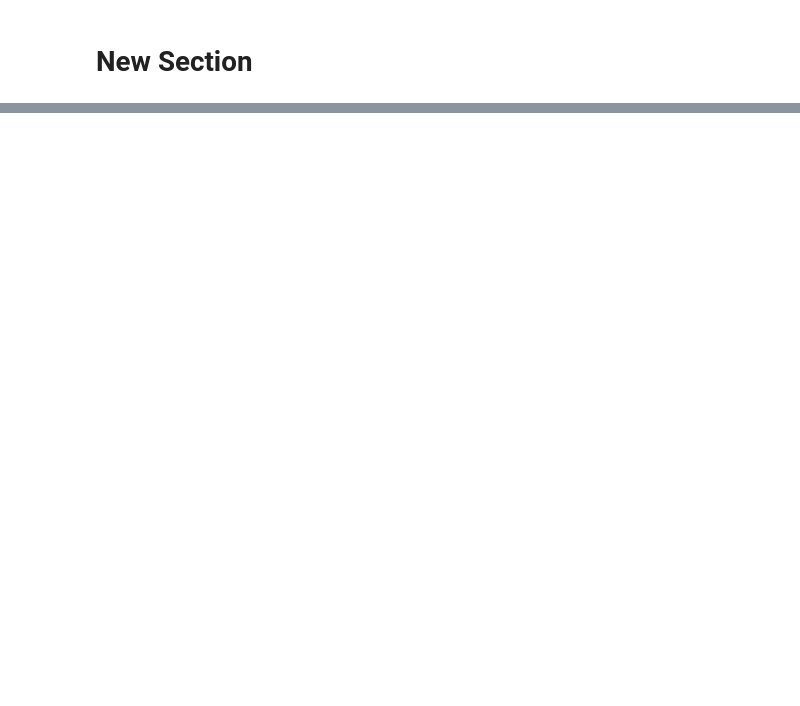
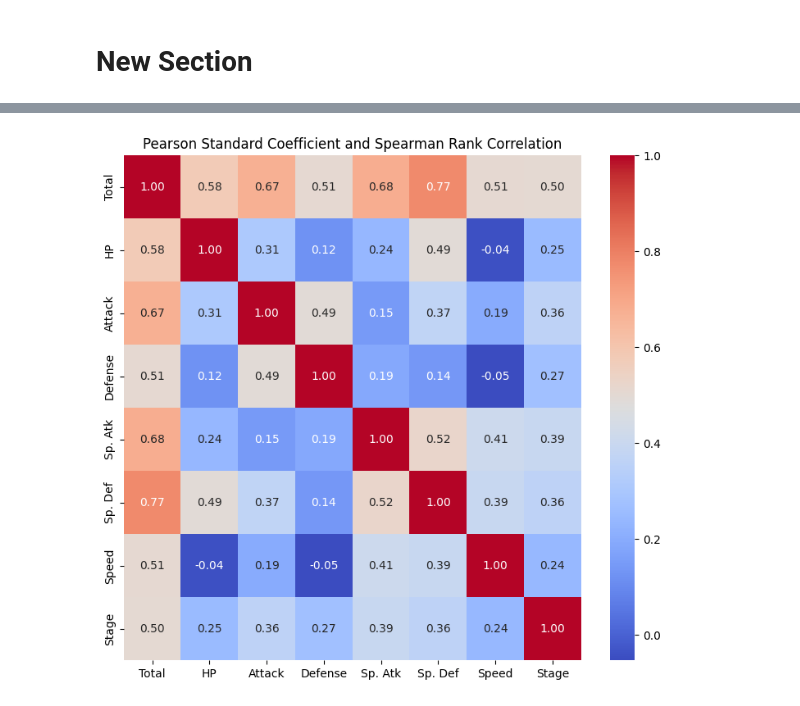
Before and after one commit to Manuja001/Deep_Learning, a Jupyter notebook: Lab_01.ipynb, the cells around one changed output, grey strips where cells are left out. Saved outputs shown, nothing was run; the diff lists cells and outputs as text; code cells hidden in the pictures; blank space fills up the shorter version.

```diff
--- a/Lab_01.ipynb
+++ b/Lab_01.ipynb
@@ -30,0 +71,16 @@ plt.show()
+# %%
+!wget -q https://elitedatascience.com/wp-content/uploads/2022/07/Pokemon.csv
+df = pd.read_csv('Pokemon.csv', index_col=0, encoding='latin')
+
+df.head()
+
+stats_df = df.select_dtypes(include=['number'])
+corr = stats_df.corr()
+corr
+
+plt.figure(figsize=(9,8))
+sns.heatmap(corr, annot=True, fmt=".2f", cmap="coolwarm")
+plt.title("Pearson Standard Coefficient and Spearman Rank Correlation")
+plt.show()
+# %% [output]
+[figure, added]
```
Also changed, not shown: parts of 8 cells of this notebook.
